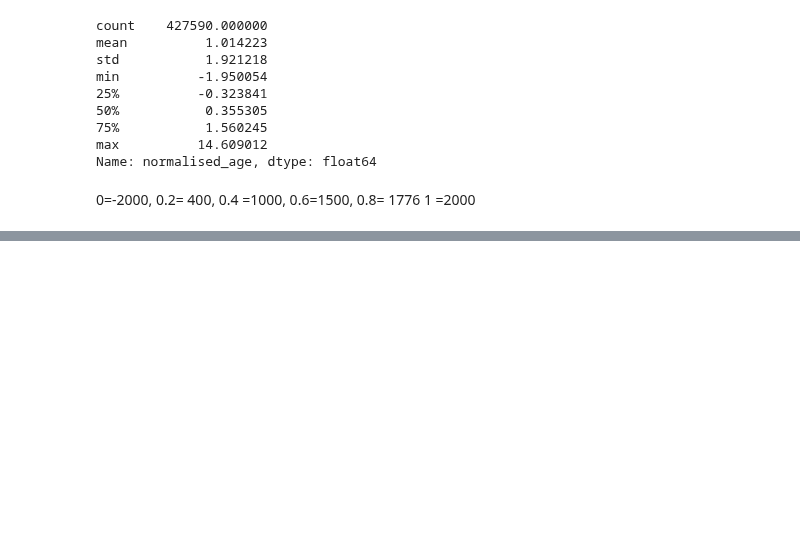
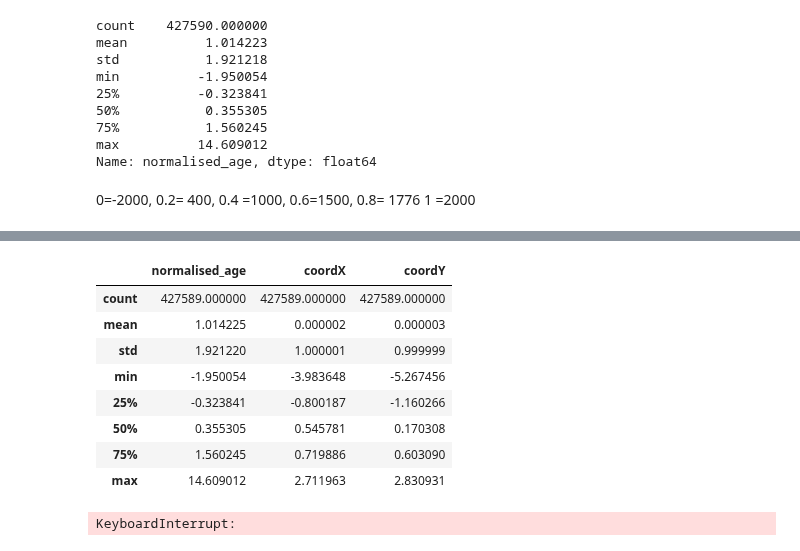
Before and after one commit to ucfnmyo/SDC_MuseumsProject, a Jupyter notebook: MISC/Cl/DBScan_Gower.ipynb, the cells around one changed output, grey strips where cells are left out. Cells and saved outputs as stored; diff of their text form; code cells hidden in the pictures; blank space fills up the shorter version.

```diff
--- a/MISC/Cl/DBScan_Gower.ipynb
+++ b/MISC/Cl/DBScan_Gower.ipynb
@@ -248,0 +292,16 @@ def dbscanFit(data, eps, minSamples,mu):
+# %%
+SpatioTemporalData.iloc[1:,1:].describe()
+# %% [output]
+|  | normalised_age | coordX | coordY |
+| count | 427589.000000 | 427589.000000 | 427589.000000 |
+| mean | 1.014225 | 0.000002 | 0.000003 |
+| std | 1.921220 | 1.000001 | 0.999999 |
+| min | -1.950054 | -3.983648 | -5.267456 |
+| 25% | -0.323841 | -0.800187 | -1.160266 |
+| 50% | 0.355305 | 0.545781 | 0.170308 |
+| 75% | 1.560245 | 0.719886 | 0.603090 |
+| max | 14.609012 | 2.711963 | 2.830931 |
+# %%
+dbscanFit(SpatioTemporalData.iloc[1:100000,1:],eps=0.5,minSamples=100)
+# %% [output]
+KeyboardInterrupt:
```
Also changed, not shown: parts of 19 cells of this notebook, 3 other files.
